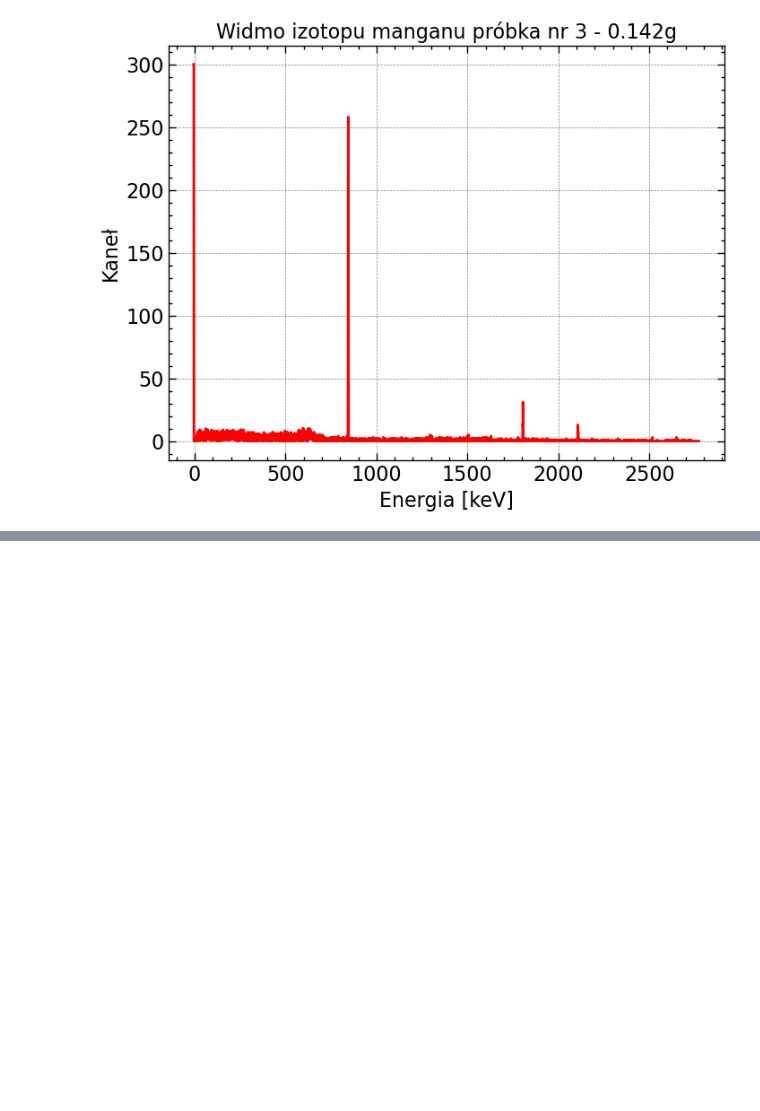
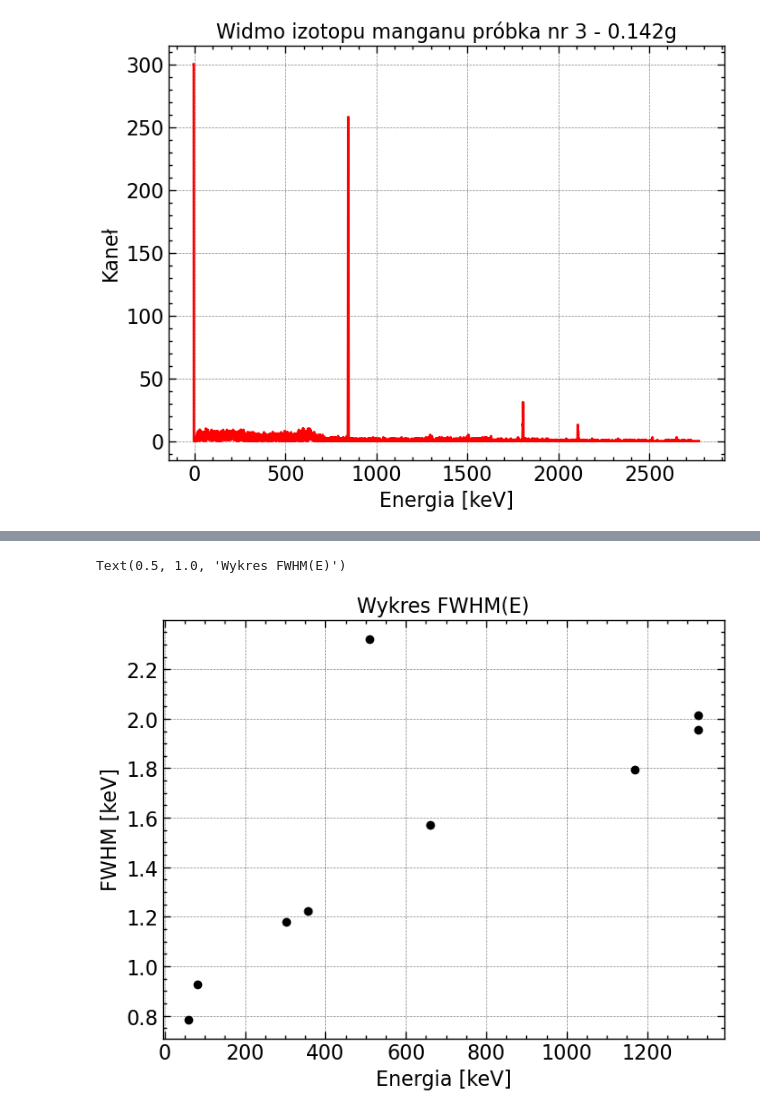
Before and after one commit to szczun/studia, a Jupyter notebook: Ltj/Lab1/odczyty/main.ipynb, the cells around one changed output, grey strips where cells are left out. Saved outputs shown, nothing was run; the diff lists cells and outputs as text; code cells hidden in the pictures; blank space fills up the shorter version.

```diff
--- a/Ltj/Lab 1/odczyty/main.ipynb
+++ b/Ltj/Lab1/odczyty/main.ipynb
@@ -42,3 +42,5 @@ sodiumData = np.loadtxt('Na22.TKA')
 caesiumData = np.loadtxt('cez137.TKA')
 cobaltData = np.loadtxt('Co60.TKA')
 unknownData = np.loadtxt('nieznana.TKA')
+fwhm_E = pd.read_excel("Lab1.xlsx", sheet_name = "FWHM(E)")
+fwhm_E
@@ -232,0 +287,11 @@ round(xMass, 4)
+# %%
+energy = fwhm_E['Energia']
+fwhm = fwhm_E['FWHM']
+
+plt.scatter(energy, fwhm, c='black')
+plt.ylabel("FWHM [keV]")
+plt.xlabel("Energia [keV]")
+plt.title("Wykres FWHM(E)")
+# %% [output]
+Text(0.5, 1.0, 'Wykres FWHM(E)')
+[figure, added]
```
Also changed, not shown: parts of 7 cells of this notebook, 36 other files.
